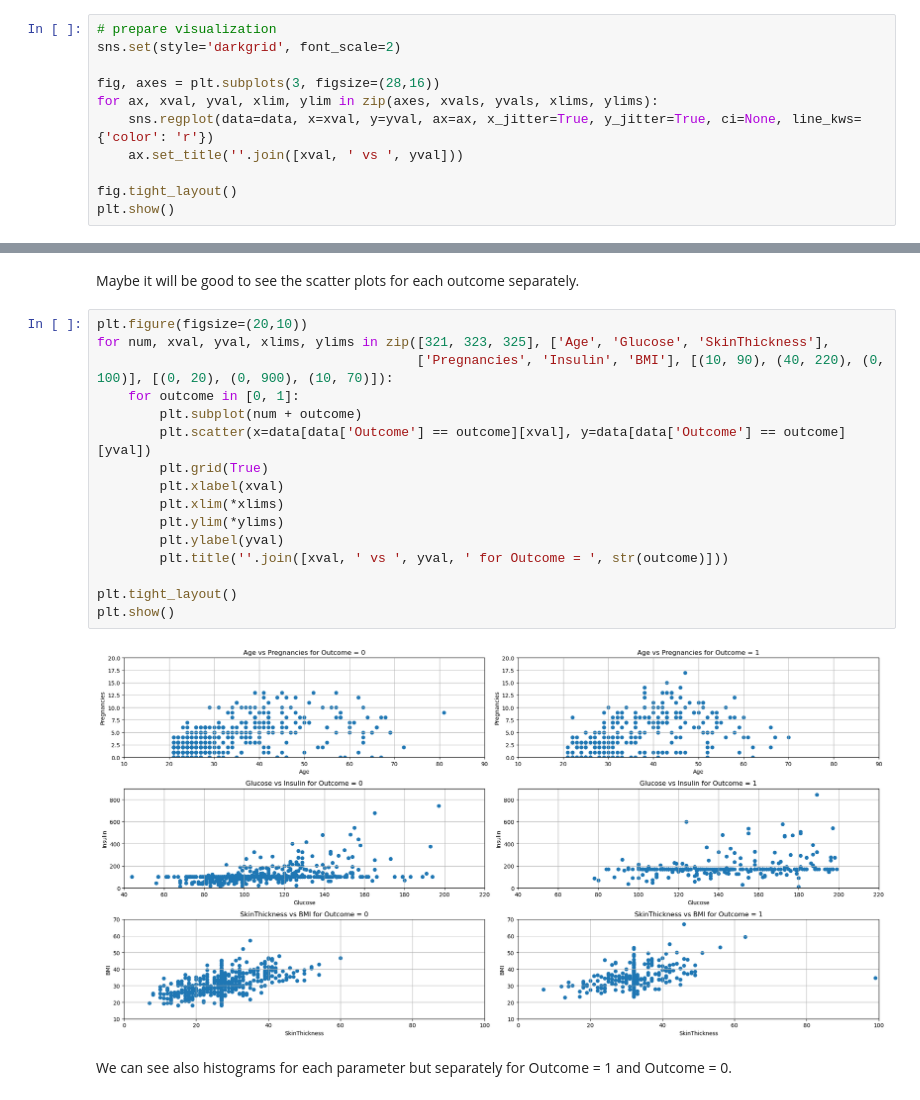
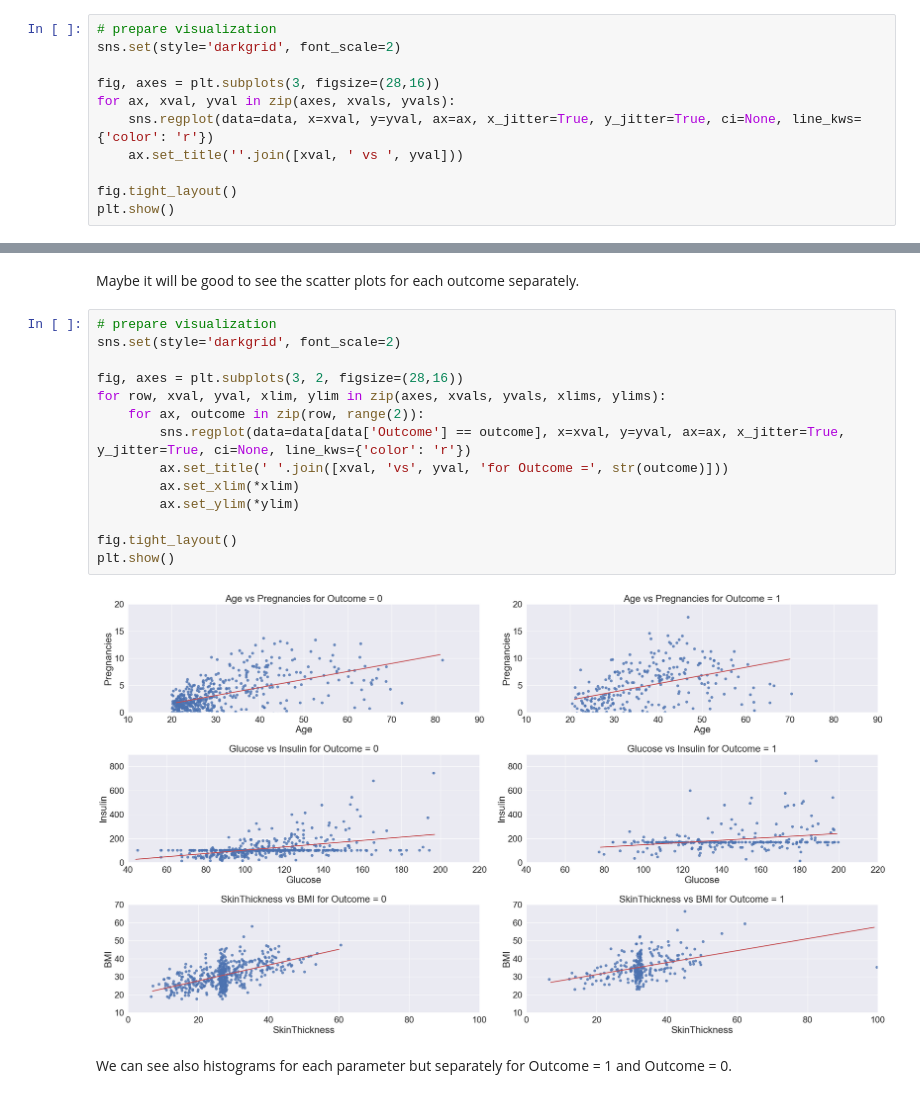
Before and after one commit to katarzynaadamczyk/data_analysis, a Jupyter notebook: diabetes/diabetes_3.ipynb, the cells around one changed output, grey strips where cells are left out. Saved outputs shown, nothing was run; the diff lists cells and outputs as text.

Commit message:
done regplots for different outcomes

```diff
--- a/diabetes/diabetes_3.ipynb
+++ b/diabetes/diabetes_3.ipynb
@@ -191,7 +191,7 @@ xvals, yvals = ['Age', 'Glucose', 'SkinThickness'], ['Pregnancies', 'Insulin', '
 sns.set(style='darkgrid', font_scale=2)
 
 fig, axes = plt.subplots(3, figsize=(28,16))
-for ax, xval, yval, xlim, ylim in zip(axes, xvals, yvals, xlims, ylims):
+for ax, xval, yval in zip(axes, xvals, yvals):
     sns.regplot(data=data, x=xval, y=yval, ax=ax, x_jitter=True, y_jitter=True, ci=None, line_kws={'color': 'r'})
     ax.set_title(''.join([xval, ' vs ', yval]))
 
@@ -202,23 +202,21 @@ plt.show()
 # %% [markdown]
 Maybe it will be good to see the scatter plots for each outcome separately.
 # %%
-plt.figure(figsize=(20,10))
-for num, xval, yval, xlims, ylims in zip([321, 323, 325], ['Age', 'Glucose', 'SkinThickness'],
-                                         ['Pregnancies', 'Insulin', 'BMI'], [(10, 90), (40, 220), (0, 100)], [(0, 20), (0, 900), (10, 70)]):
-    for outcome in [0, 1]:
-        plt.subplot(num + outcome)
-        plt.scatter(x=data[data['Outcome'] == outcome][xval], y=data[data['Outcome'] == outcome][yval])
-        plt.grid(True)
-        plt.xlabel(xval)
-        plt.xlim(*xlims)
-        plt.ylim(*ylims)
-        plt.ylabel(yval)
-        plt.title(''.join([xval, ' vs ', yval, ' for Outcome = ', str(outcome)]))
+# prepare visualization
+sns.set(style='darkgrid', font_scale=2)
 
-plt.tight_layout()
+fig, axes = plt.subplots(3, 2, figsize=(28,16))
+for row, xval, yval, xlim, ylim in zip(axes, xvals, yvals, xlims, ylims):
+    for ax, outcome in zip(row, range(2)):
+        sns.regplot(data=data[data['Outcome'] == outcome], x=xval, y=yval, ax=ax, x_jitter=True, y_jitter=True, ci=None, line_kws={'color': 'r'})
+        ax.set_title(' '.join([xval, 'vs', yval, 'for Outcome =', str(outcome)]))
+        ax.set_xlim(*xlim)
+        ax.set_ylim(*ylim)
+
+fig.tight_layout()
 plt.show()
 # %% [output]
-[figure, old version]
+[figure, new version]
 # %% [markdown]
 We can see also histograms for each parameter but separately for Outcome = 1 and Outcome = 0.
 # %%
```
Also changed, not shown: parts of 2 cells of this notebook.
